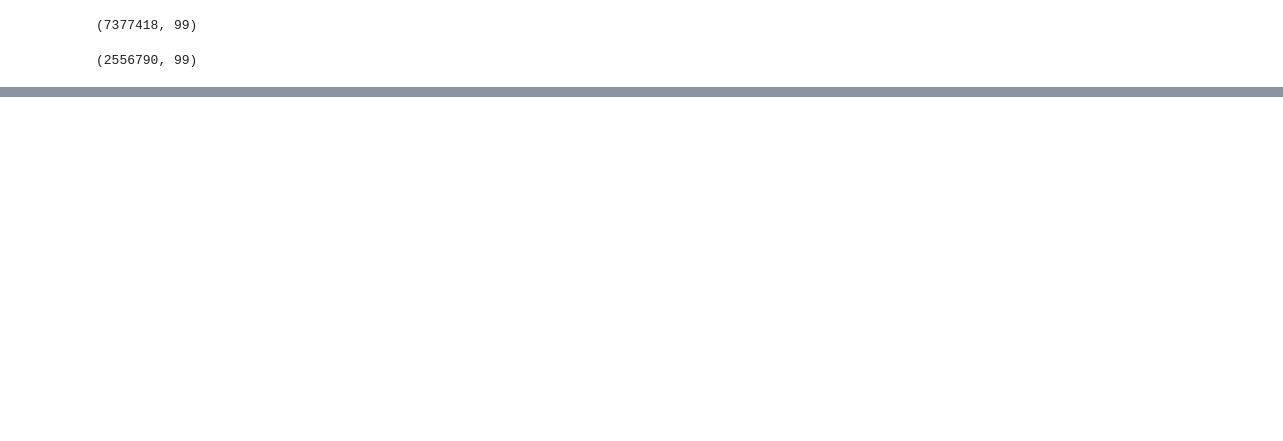
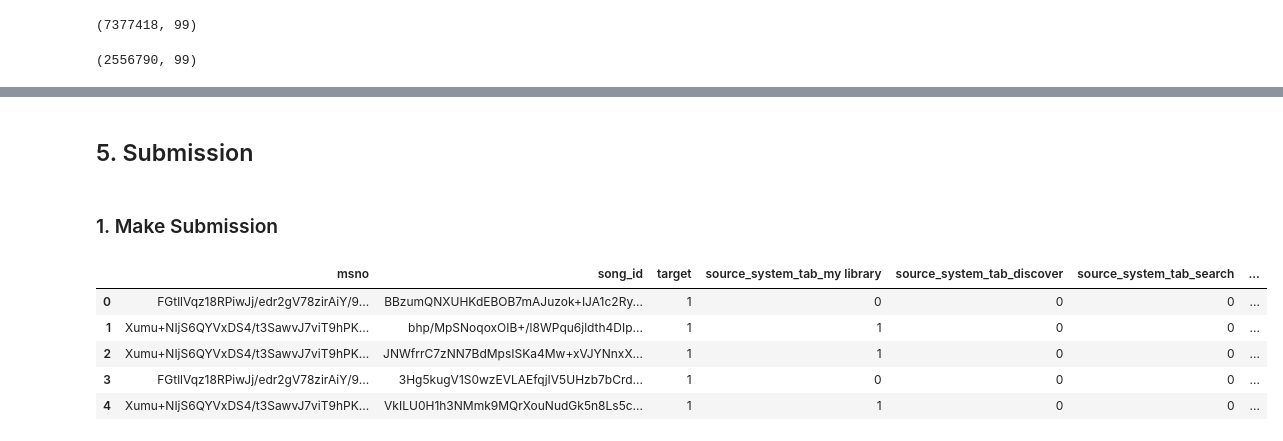
Before and after one commit to dhsong95/kaggle-kkbox-music-recommendation-challenge, a Jupyter notebook: model/Model-V3-NMF-AUC-Model.ipynb, the cells around one changed output, grey strips where cells are left out. Saved outputs shown, nothing was run; the diff lists cells and outputs as text; code cells hidden in the pictures; blank space fills up the shorter version.

```diff
--- a/model/Model-V3-NMF-AUC-Model.ipynb
+++ b/model/Model-V3-NMF-AUC-Model.ipynb
@@ -753,0 +793,6 @@ test_final.to_csv('../data/processed/test-model-v3.csv', index=False)
+# %%
+validation = train.sample(frac=0.1, random_state=2020)
+train.drop(validation.index, axis=0, inplace=True)
+
+train.reset_index(drop=True, inplace=True)
+validation.reset_index(drop=True, inplace=True)
@@ -753,0 +1056,15 @@ test_final.to_csv('../data/processed/test-model-v3.csv', index=False)
+# %% [markdown]
+## 5. Submission <a id="5"></a>
+# %% [markdown]
+### 1. Make Submission <a id="5.1"></a>
+# %%
+train = pd.concat([train, validation], axis=0, ignore_index=True)
+train.reset_index(drop=True, inplace=True)
+train.head()
+# %% [output]
+|  | msno | song_id | target | source_system_tab_my library | source_system_tab_discover | source_system_tab_search | ... |
+| 0 | FGtllVqz18RPiwJj/edr2gV78zirAiY/9... | BBzumQNXUHKdEBOB7mAJuzok+IJA1c2Ry... | 1 | 0 | 0 | 0 | ... |
+| 1 | Xumu+NIjS6QYVxDS4/t3SawvJ7viT9hPK... | bhp/MpSNoqoxOIB+/l8WPqu6jldth4DIp... | 1 | 1 | 0 | 0 | ... |
+| 2 | Xumu+NIjS6QYVxDS4/t3SawvJ7viT9hPK... | JNWfrrC7zNN7BdMpsISKa4Mw+xVJYNnxX... | 1 | 1 | 0 | 0 | ... |
+| 3 | FGtllVqz18RPiwJj/edr2gV78zirAiY/9... | 3Hg5kugV1S0wzEVLAEfqjIV5UHzb7bCrd... | 1 | 0 | 0 | 0 | ... |
+| 4 | Xumu+NIjS6QYVxDS4/t3SawvJ7viT9hPK... | VkILU0H1h3NMmk9MQrXouNudGk5n8Ls5c... | 1 | 1 | 0 | 0 | ... |
```
Also changed, not shown: parts of 46 cells of this notebook, 1 other file.
